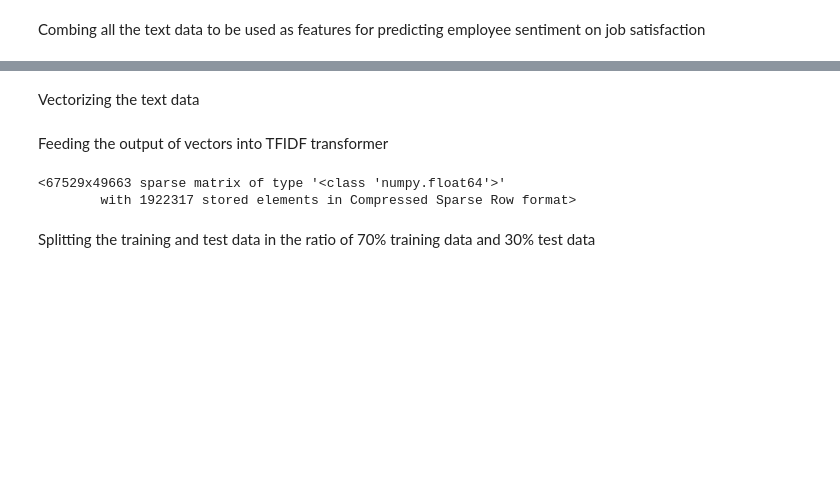
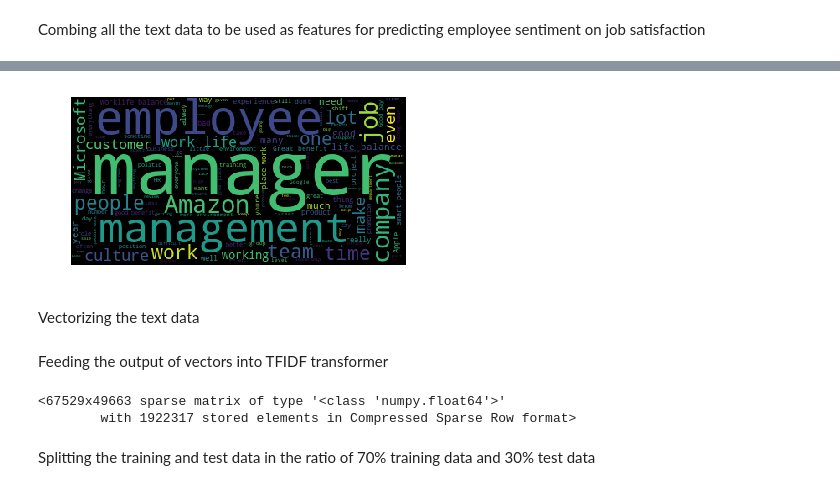
Before and after one commit to jasminess/topemployers, a Jupyter notebook: Capstone.ipynb, the cells around one changed output, grey strips where cells are left out. Drawn from its saved outputs; the diff is of its cells as text; code cells hidden in the pictures; blank space fills up the shorter version.

```diff
--- a/Capstone.ipynb
+++ b/Capstone.ipynb
@@ -224,0 +276,10 @@ y = dataemp["label"]
+# %%
+ignorewords = UnSatisfiedemp["reviews"].isin(['management','manager','employee', 'Amazon', 'customer', 'team', 'time', 'job', 'people',])
+unsatwords = UnSatisfiedemp.loc[~(ignorewords), "reviews"]
+# %%
+wordcloud = WordCloud().generate(' '.join(unsatwords))
+plt.imshow(wordcloud)
+plt.axis("off")
+plt.show()
+# %% [output]
+[figure, added]
```
Also changed, not shown: parts of 22 cells of this notebook.
